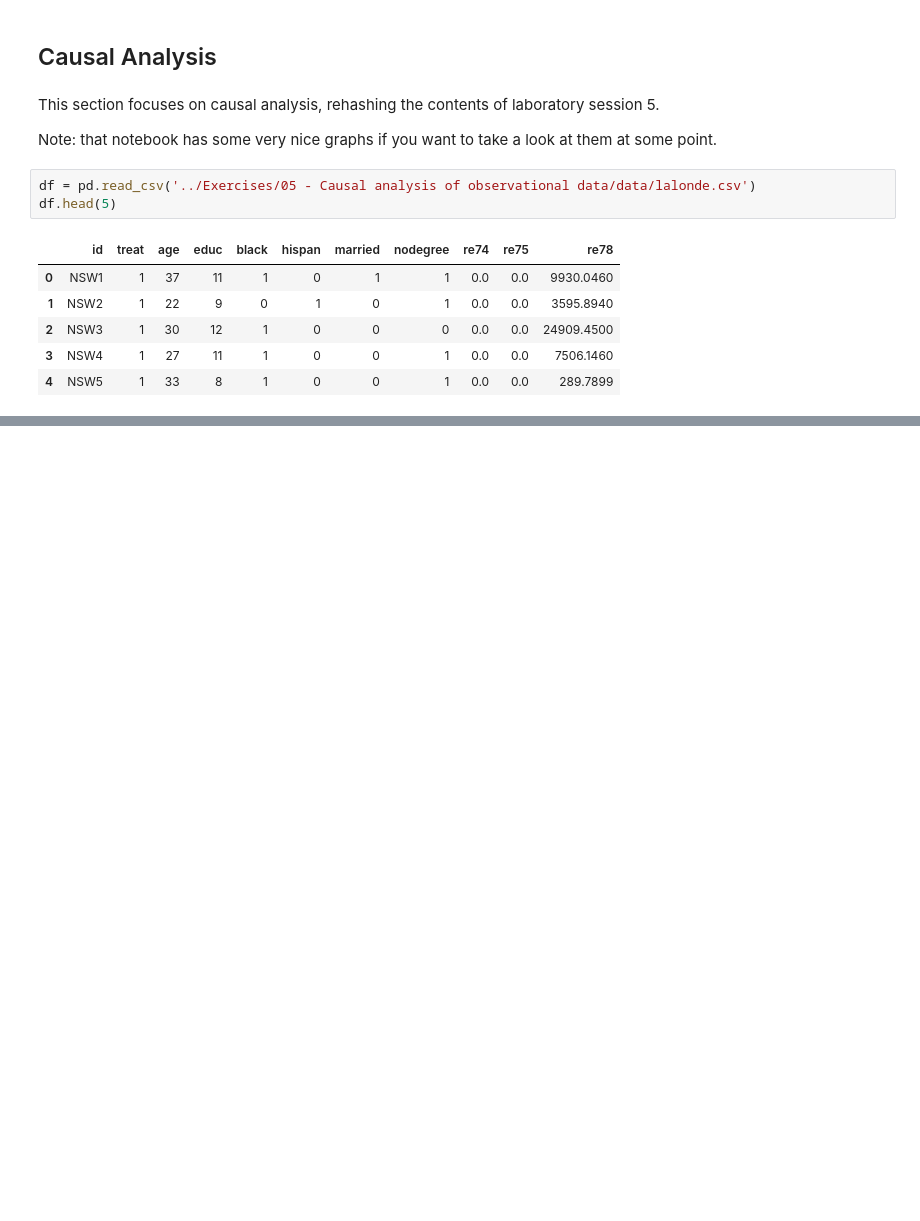
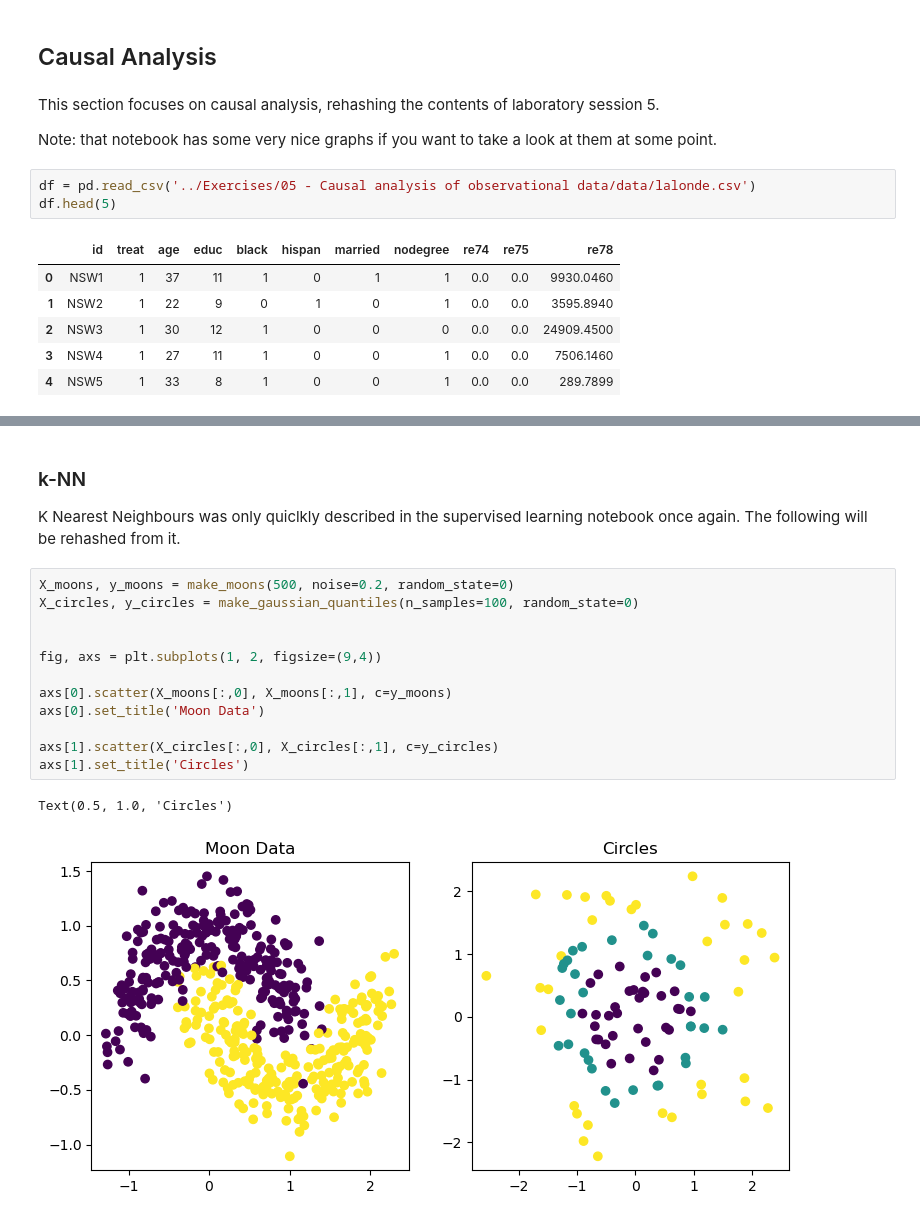
Before and after one commit to kabdelno/PersonalRepo-CS401, a Jupyter notebook: ExamPrep/MasterNotebook.ipynb, the cells around one changed output, grey strips where cells are left out. Saved outputs shown, nothing was run; the diff lists cells and outputs as text; blank space fills up the shorter version.

```diff
--- a/ExamPrep/MasterNotebook.ipynb
+++ b/ExamPrep/MasterNotebook.ipynb
@@ -935,0 +1290,19 @@ e st
+# %% [markdown]
+### k-NN
+
+K Nearest Neighbours was only quiclkly described in the supervised learning notebook once again. The following will be rehashed from it.
+# %%
+X_moons, y_moons = make_moons(500, noise=0.2, random_state=0)
+X_circles, y_circles = make_gaussian_quantiles(n_samples=100, random_state=0)
+
+
+fig, axs = plt.subplots(1, 2, figsize=(9,4))
+
+axs[0].scatter(X_moons[:,0], X_moons[:,1], c=y_moons)
+axs[0].set_title('Moon Data')
+
+axs[1].scatter(X_circles[:,0], X_circles[:,1], c=y_circles)
+axs[1].set_title('Circles')
+# %% [output]
+Text(0.5, 1.0, 'Circles')
+[figure, added]
```
Also changed, not shown: parts of 53 cells of this notebook.
